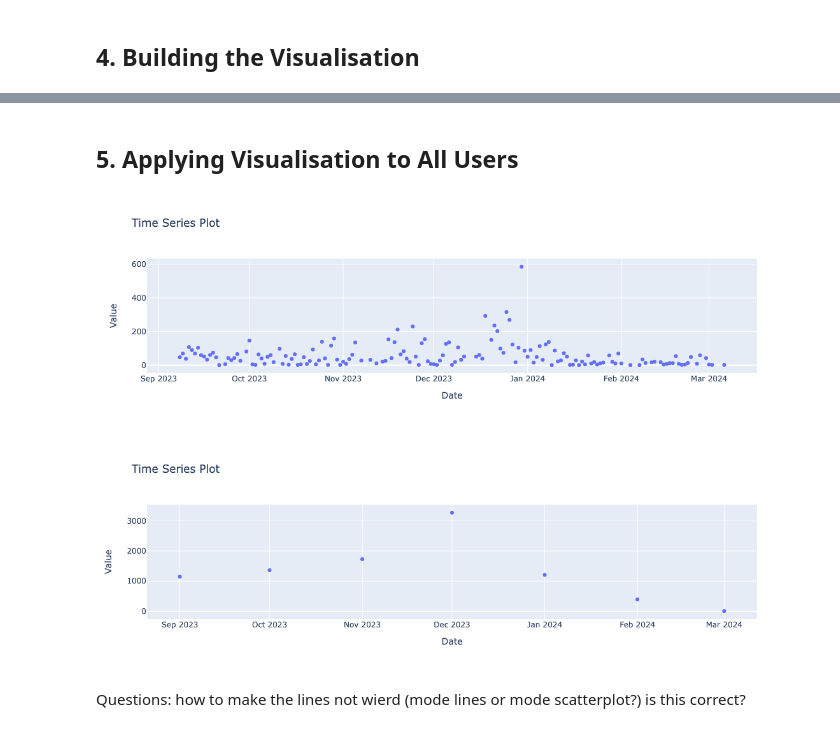
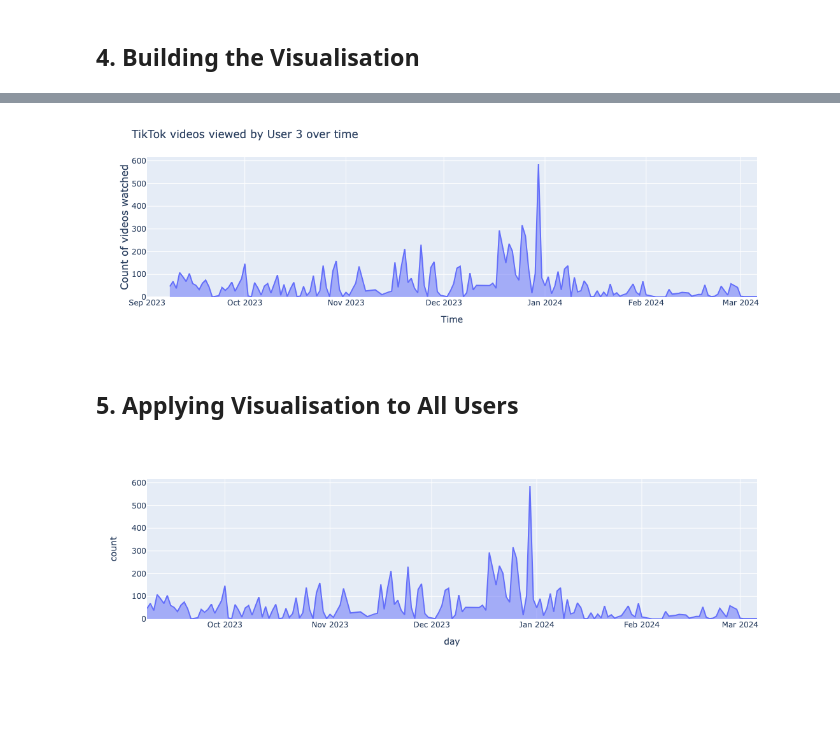
Before and after one commit to mirayagupta13/CS315Project2, a Jupyter notebook: Timeseries for User Data.ipynb, the cells around one changed output, grey strips where cells are left out. Drawn from its saved outputs; the diff is of its cells as text; code cells hidden in the pictures; blank space fills up the shorter version.

```diff
--- a/Timeseries for User Data.ipynb
+++ b/Timeseries for User Data.ipynb
@@ -174,11 +173,26 @@ def getUserTimeSeries(index_of_user, time_metric):
     #Build frequency table
     freq_table = user_df[time_metric].value_counts()
     freq_table = pd.DataFrame(freq_table)
-    fig = ply.Figure()
-    fig.add_trace(ply.Scatter(x=freq_table.index, y=freq_table.iloc[:, 0], mode='markers', name='Time Series'))
+    #Create figure
 
-    fig.update_layout(title='Time Series Plot',
-                  xaxis_title='Date',
-                  yaxis_title='Value')
+    dates = pd.date_range(start='2023-09-01', end='2024-03-06')
+    #data_days = [date for date in dates if date in freq_table.index]
+
+    fig = px.area(freq_table, x=freq_table.index, y='count' , facet_col_wrap=2)
+    fig.update_yaxes(title_text="") # remove the y axis labels
+    fig.update_layout(title={'text': f"TikTok videos viewed by User {index_of_user + 1} over time"},
+                   # height=600, width=1000,
+                    xaxis_title="Time")
+    fig.update_xaxes(range=[dates[0], dates[-1]])
+
+    fig.add_annotation(text="Count of videos watched",
+                        xref="paper",
+                        yref="paper",
+                        x=-0.05,  # can be adjusted to go further left
+                        y=0.5,
+                        textangle=-90,
+                        showarrow=False,
+                        font=dict(size=16))
     fig.show()
+    #fig.write_image(f'user_{index_of_user}_time_series.png')
 # %%
@@ -189,12 +209,12 @@ getUserTimeSeries(0, 'day')
+# %%
+#3
+getUserTimeSeries(2, 'day')
+# %% [output]
+[figure, added]
 # %% [markdown]
 <h2>5. Applying Visualisation to All Users</h2>
 # %%
 for i in range(len(list_results)):
-    for metric in ['day', 'monthyear']:
-        getUserTimeSeries(i, metric)
+        getUserTimeSeries(i, 'day')
 # %% [output]
-[figure, old version]
+[figure, new version]
-[figure, removed]
-# %% [markdown]
-Questions: how to make the lines not wierd (mode lines or mode scatterplot?)
-is this correct?
```
Also changed, not shown: parts of 14 cells of this notebook, 2 other files.
